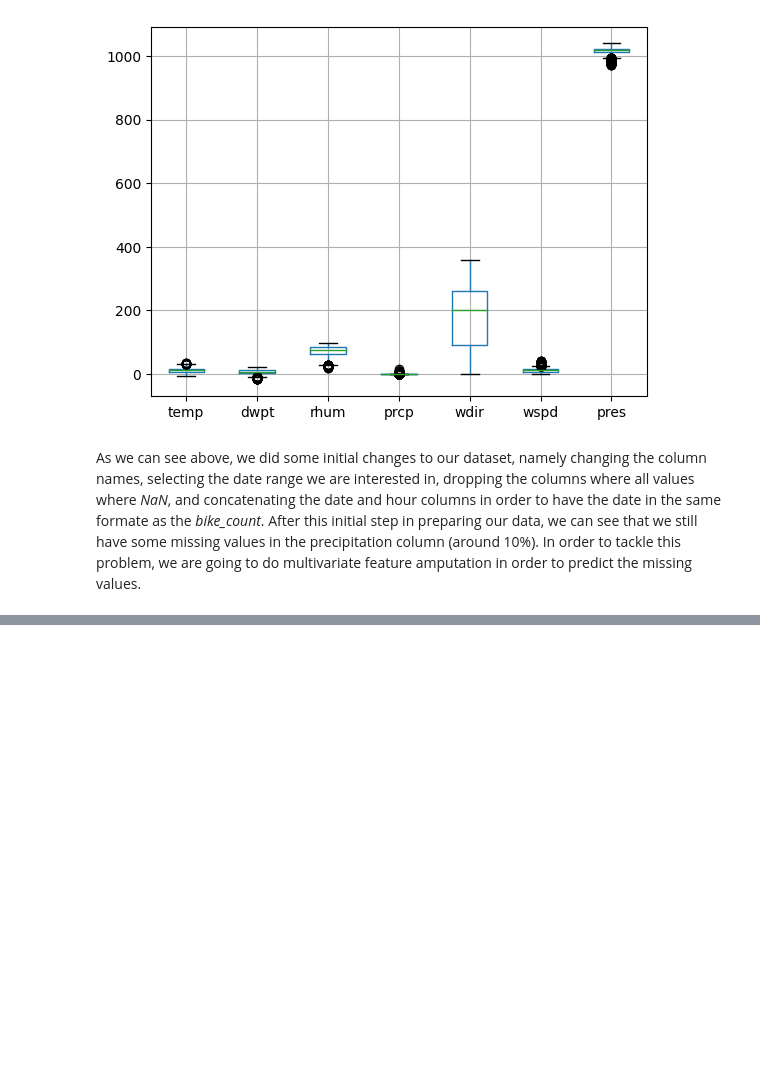
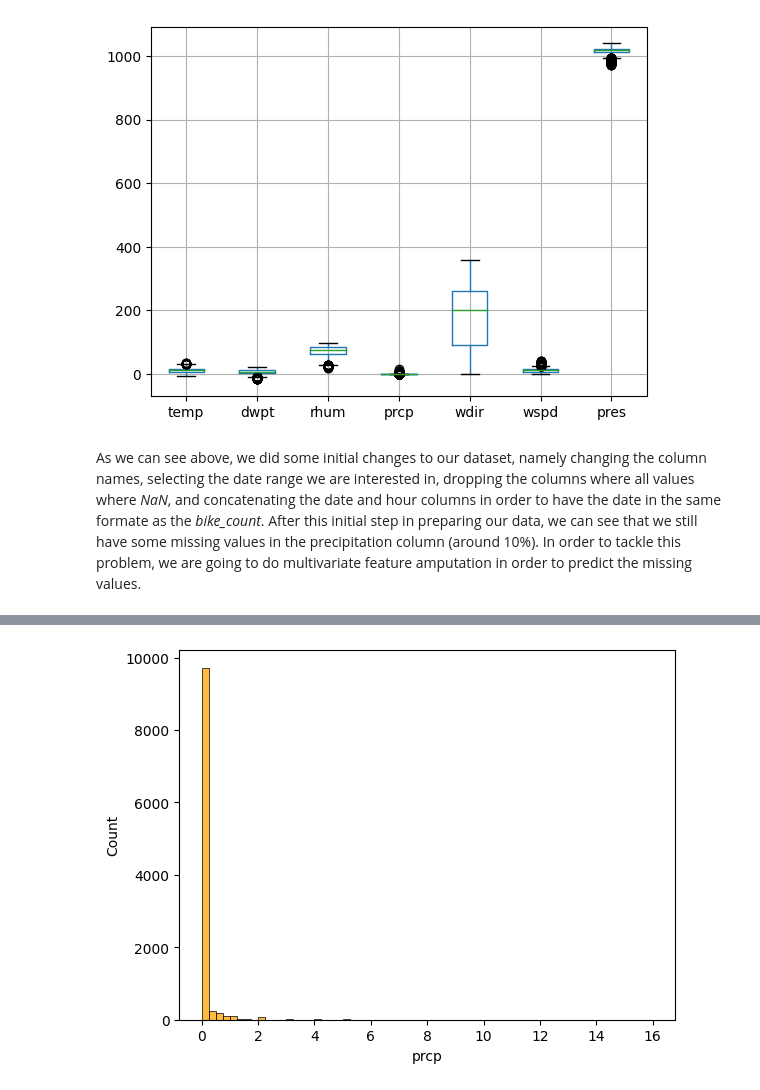
Before and after one commit to stlbnmaria/PythonForDS_Project, a Jupyter notebook: data_analyses/weather_data_analyses.ipynb, the cells around one changed output, grey strips where cells are left out. Cells and saved outputs as stored; diff of their text form; code cells hidden in the pictures; blank space fills up the shorter version.

```diff
--- a/data_analyses/weather_data_analyses.ipynb
+++ b/data_analyses/weather_data_analyses.ipynb
@@ -132,2 +200,7 @@ memory usage: 815.9 KB
+# %%
+sns.histplot(weather_data['prcp'],binwidth=0.25 , color='orange')
+plt.show()
+# %% [output]
+[figure, added]
 # %%
 # TODO: make this clearer
```
Also changed, not shown: parts of 12 cells of this notebook.
